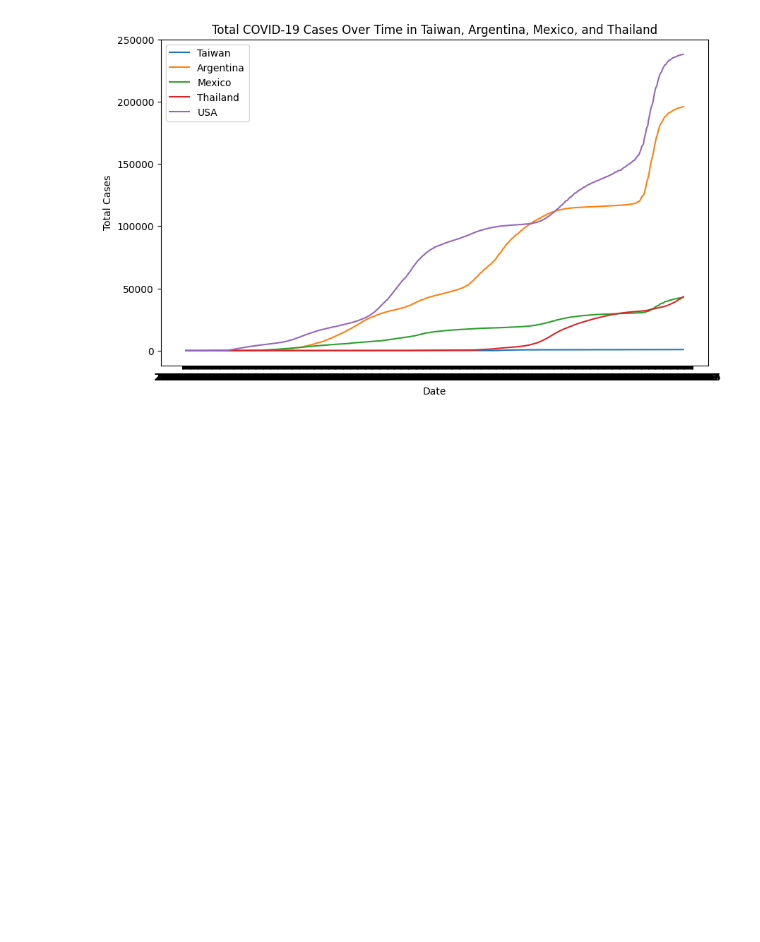
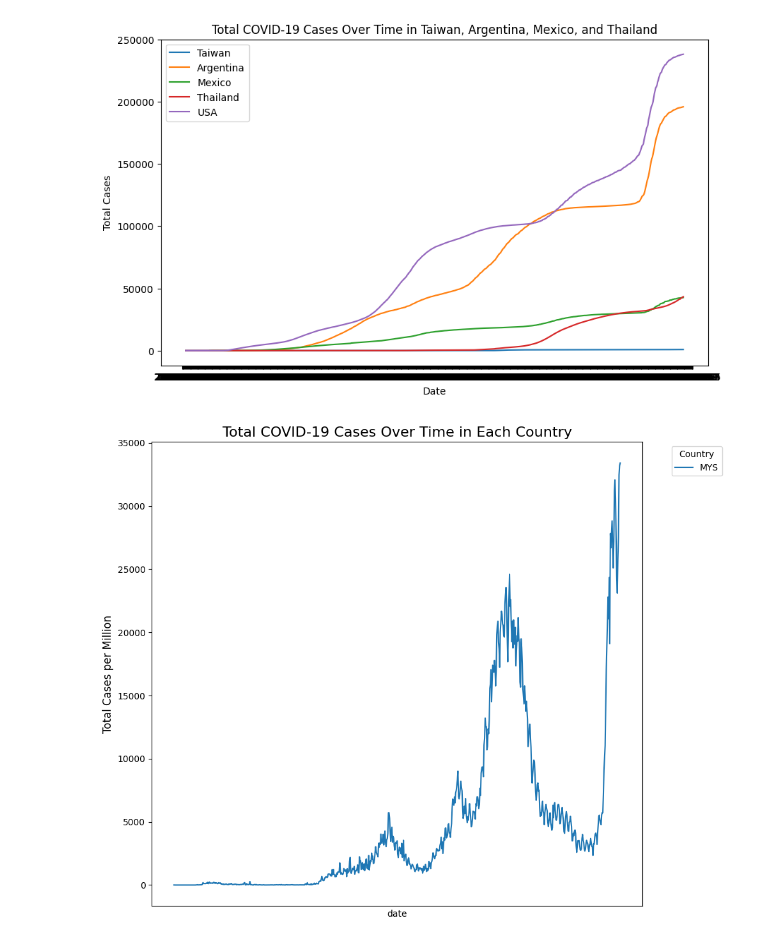
Before and after one commit to donydony228/COVID-19-Time-Series-Predict, a Jupyter notebook: EDA.ipynb, the cells around one changed output. Drawn from its saved outputs; the diff is of its cells as text; code cells hidden in the pictures; blank space fills up the shorter version.

```diff
--- a/EDA.ipynb
+++ b/EDA.ipynb
@@ -79,3 +88,35 @@ plt.legend()
 plt.show()
 # %% [output]
 [figure]
+# %%
+import matplotlib.pyplot as plt
+import seaborn as sns
+
+data["date"] = pd.to_datetime(data["date"])
+data = data[data["date"] <= "2022-03-05"]
+
+# 獲取前 20 個國家的列表
+region_list = data["iso_code"].unique()[:30]
+
+# 設置圖形大小
+plt.figure(figsize=(10, 8))
+b = ["MYS"]#["USA", "ARG", "MEX", "JPN", "CAN", "THA", "VNM", "TWN", "CHN", "SGP"]
+# 遍歷每個國家，將數據劃在同一張圖上
+for region in b:
+    region_data = data[data["iso_code"] == region]
+    sns.lineplot(x="date", y="new_cases", data=region_data, label=region, markers=True)
+
+# 添加標題和標籤
+plt.title("Total COVID-19 Cases Over Time in Each Country", fontsize=16)
+plt.xticks([])
+
+plt.ylabel("Total Cases per Million", fontsize=12)
+
+# 添加圖例
+plt.legend(title="Country", bbox_to_anchor=(1.05, 1), loc='upper left')
+
+# 顯示圖形
+plt.tight_layout()
+plt.show()
+# %% [output]
+[figure, added]
```
Also changed, not shown: parts of 2 cells of this notebook, 2 other files.
